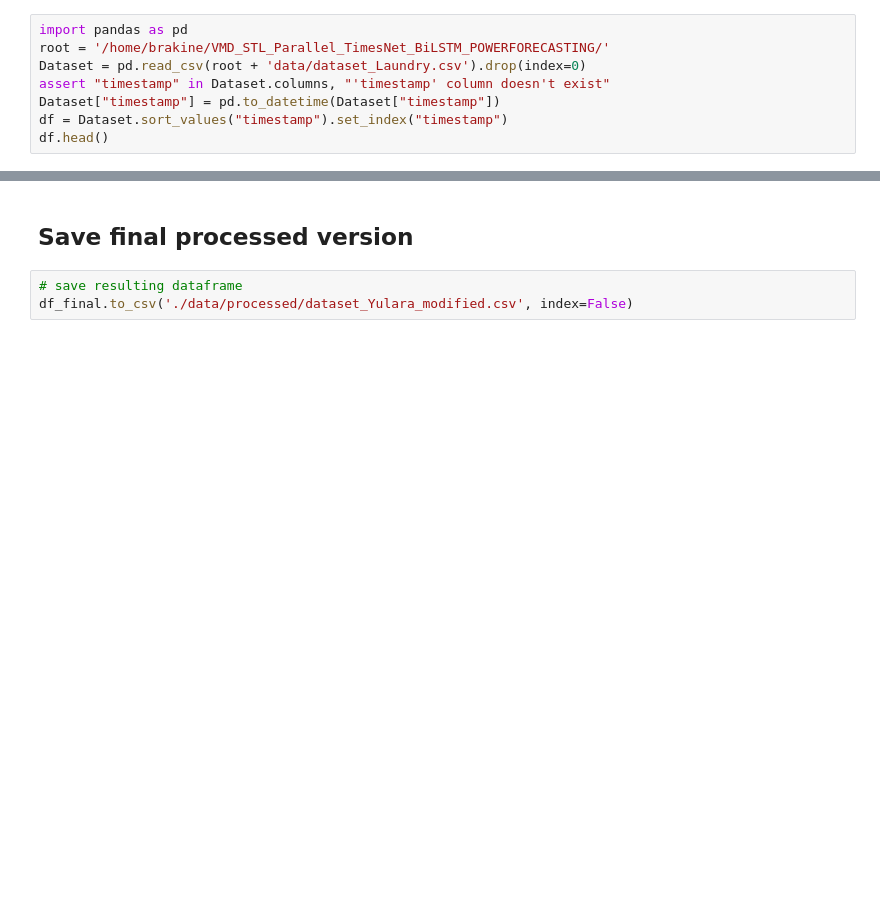
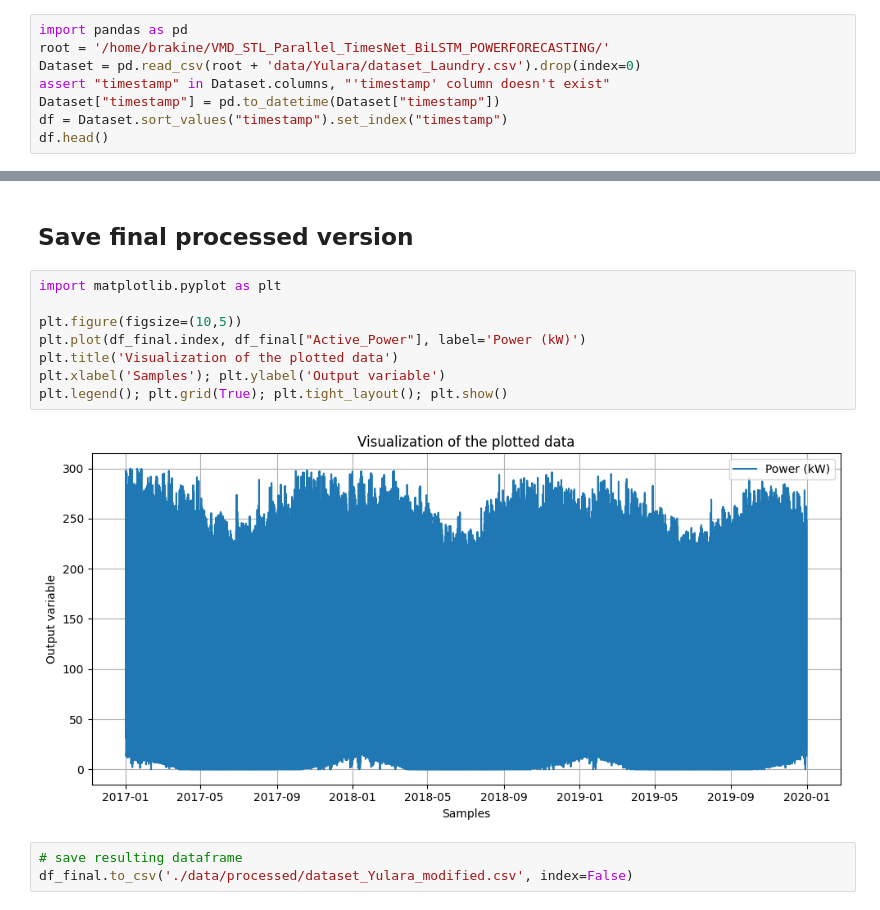
Before and after one commit to BQC21/VMD_STL_Parallel_TimesNet_BiLSTM, a Jupyter notebook: notebooks/Modify_data_Yulara.ipynb, the cells around one changed output, grey strips where cells are left out. Saved outputs shown, nothing was run; the diff lists cells and outputs as text; blank space fills up the shorter version.

```diff
--- a/notebooks/Modify_data_Yulara.ipynb
+++ b/notebooks/Modify_data_Yulara.ipynb
@@ -3,7 +3,7 @@
 # %%
 import pandas as pd
 root = '/home/brakine/VMD_STL_Parallel_TimesNet_BiLSTM_POWERFORECASTING/'
-Dataset = pd.read_csv(root + 'data/dataset_Laundry.csv').drop(index=0)
+Dataset = pd.read_csv(root + 'data/Yulara/dataset_Laundry.csv').drop(index=0)
 assert "timestamp" in Dataset.columns, "'timestamp' column doesn't exist"
 Dataset["timestamp"] = pd.to_datetime(Dataset["timestamp"])
 df = Dataset.sort_values("timestamp").set_index("timestamp")
@@ -152,6 +152,16 @@ def winsorize_by_zscore(df, columns=None, threshold=3.0, inplace=False):
 df_final = winsorize_by_zscore(df_interp, columns=None, threshold=3.0)
 # %% [markdown]
 ## Save final processed version
+# %%
+import matplotlib.pyplot as plt
+
+plt.figure(figsize=(10,5))
+plt.plot(df_final.index, df_final["Active_Power"], label='Power (kW)')
+plt.title('Visualization of the plotted data')
+plt.xlabel('Samples'); plt.ylabel('Output variable')
+plt.legend(); plt.grid(True); plt.tight_layout(); plt.show()
+# %% [output]
+[figure, added]
 # %%
 # save resulting dataframe
 df_final.to_csv('./data/processed/dataset_Yulara_modified.csv', index=False)
```
Also changed, not shown: 3 other files.
